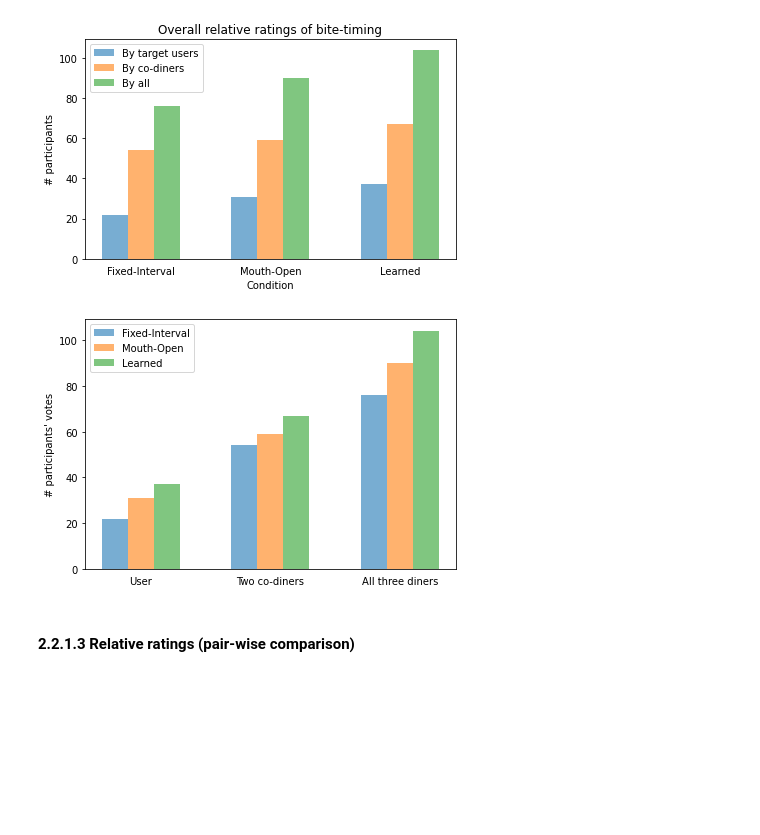
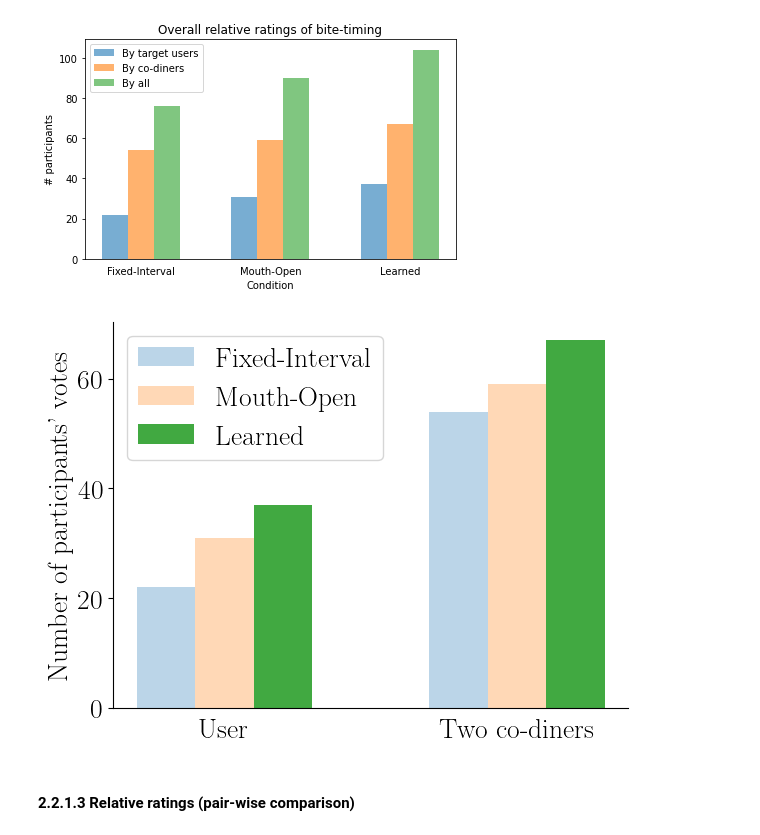
Before and after one commit to empriselab/social-dining, a Jupyter notebook: src/analysis/user_study_questionnaires_stats.ipynb, the cells around one changed output. Saved outputs shown, nothing was run; the diff lists cells and outputs as text; code cells hidden in the pictures; blank space fills up the shorter version.

Commit message:
Update user study questionnaire analysis

```diff
--- a/src/analysis/user_study_questionnaires_stats.ipynb
+++ b/src/analysis/user_study_questionnaires_stats.ipynb
@@ -903,27 +904,49 @@ plt.show()
 [figure]
 # %%
 # Repeat the above but group bars by target/codiners/all and color by condition/method
-plt.figure()
+plt.rcParams.update(plt.rcParamsDefault)
+plt.rcParams.update({'font.size': 20,
+                     'font.family': 'serif',
+                     'font.serif': ['Computer Modern'],
+                     'text.usetex': True
+                    })
+plt.rcParams['axes.spines.left'] = True
+plt.rcParams['axes.spines.right'] = False
+plt.rcParams['axes.spines.top'] = False
+plt.rcParams['axes.spines.bottom'] = True
+
 bin_width = 0.2
 ys = []
 x_pos = []
 for i, (rater_label, ratings) in enumerate(zip(['By target users', 'By co-diners', 'By all'], [relative_target_ratings, relative_codiner_ratings, relative_overall_ratings])):
     ys.extend( [ratings[condition] for condition in condition_labels.keys()] )
     x_pos.extend( [x + (i - 1.5)*bin_width for x in range(3) ] )
 
+colors = get_colors_list(3)
+xlabels = ['User', 'Two co-diners', 'All three diners'][:2]
+alphas = np.array([
+    [0.3, 0.3, 0.3], # condition a: 1, 2, 3 participants
+    [0.3, 0.3, 0.3], # condition b: 1, 2, 3 participants
+    [0.9, 0.9, 0.9]  # condition c: 1, 2, 3 participants
+])
+
+plt.figure()
 for i, condition in enumerate(condition_labels.values()):
-    plt.bar(x_pos[3*i:3*i+3], ys[i::3], width=bin_width, align='edge', label=condition, alpha=0.6)
-
-plt.xticks(np.arange(3), ['User', 'Two co-diners', 'All three diners'])
+#     plt.bar(x_pos[3*i:3*i+3], ys[i::3], width=bin_width, align='edge', label=condition, alpha=0.6)
+    for j, (x, y) in enumerate(zip(x_pos[3*i:3*i+3], ys[i::3])):
+        if j == 2: break
+        plt.bar(x, y, width=bin_width, align='edge', label=condition if j == 0 else None, color=colors[i], alpha=alphas[i, j])
+plt.xticks(np.arange(len(xlabels)), xlabels)
 # plt.xlabel('Condition')
-plt.ylabel("# participants' votes")
+plt.ylabel("Number of participants' votes")
 plt.legend()
 # plt.title('Overall relative ratings of bite-timing')
 plt.tick_params(bottom=False)
 plt.tight_layout()
+plt.savefig("results_strategies.pdf", format="pdf", bbox_inches="tight")
 plt.show()
 # %% [output]
-[figure, old version]
+[figure, new version]
 # %% [markdown]
 #### 2.2.1.3 Relative ratings (pair-wise comparison)
 # %%
```
Also changed, not shown: parts of 1 cell of this notebook.
